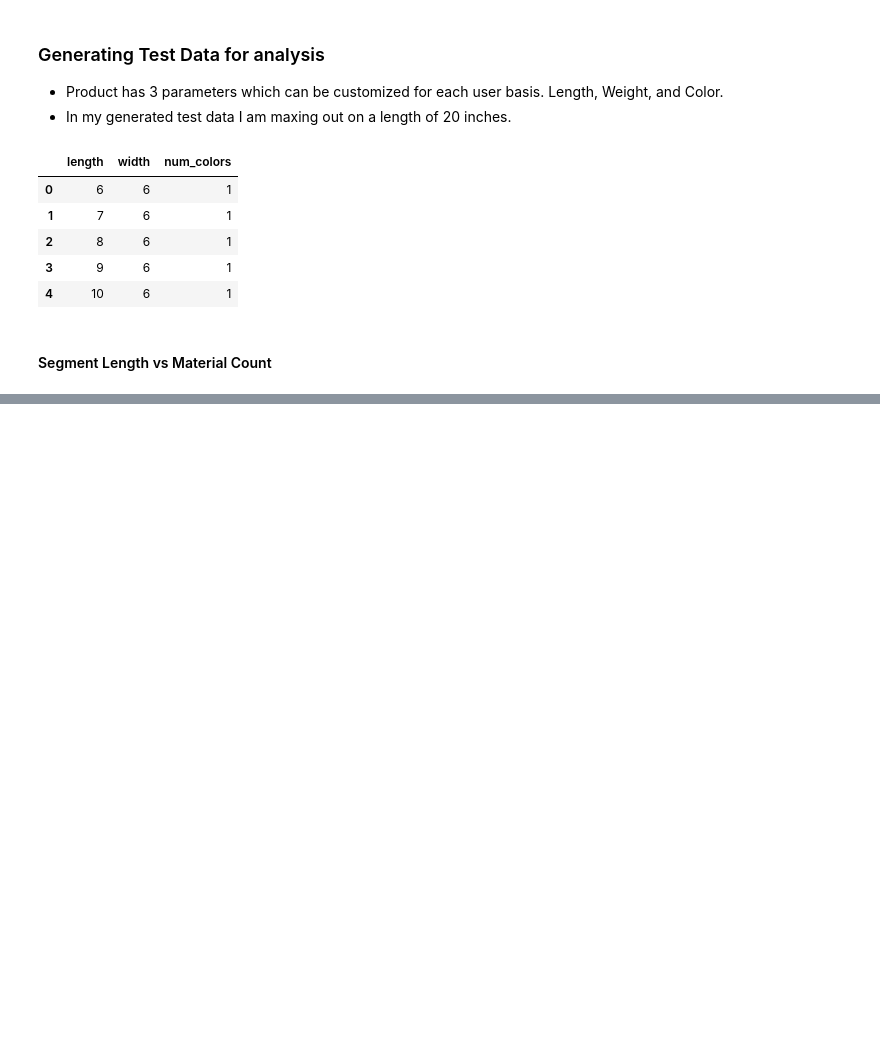
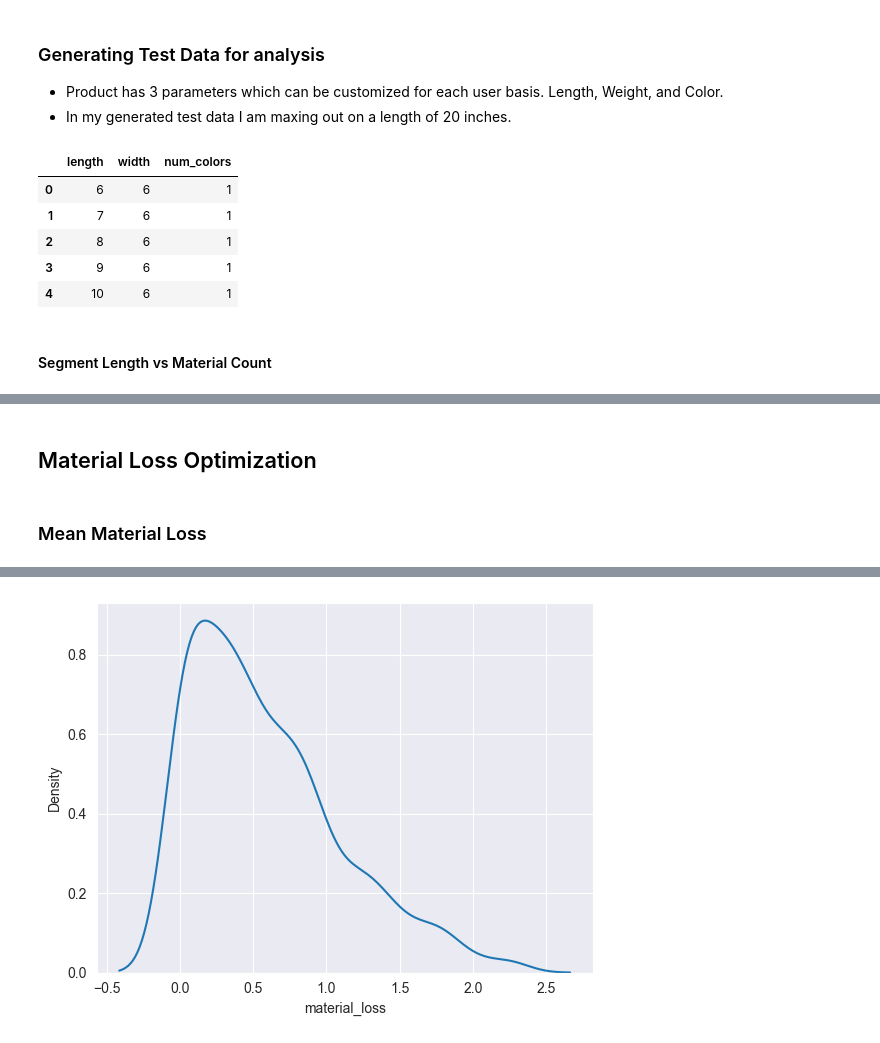
Before and after one commit to DanielLevenstein/Product_Profitability_Study, a Jupyter notebook: product_pricing.ipynb, the cells around one changed output, grey strips where cells are left out. Drawn from its saved outputs; the diff is of its cells as text; code cells hidden in the pictures; blank space fills up the shorter version.

```diff
--- a/product_pricing.ipynb
+++ b/product_pricing.ipynb
@@ -168,0 +117,10 @@ Mean Profit:  27.0
+# %% [markdown]
+## Material Loss Optimization
+# %% [markdown]
+### Mean Material Loss
+# %%
+sns.kdeplot(data=df_price, x='material_loss')
+print(f"Material Loss: [{df_price['material_loss'].min()} to {df_price['material_loss'].max()}]")
+print("Material Loss Mean: ",df_price['material_loss'].mean().round(2))
+# The mean material loss
+# %% [output]
@@ -168,0 +129 @@ Mean Profit:  27.0
+[figure, added]
```
Also changed, not shown: parts of 41 cells of this notebook, 1 other file.
